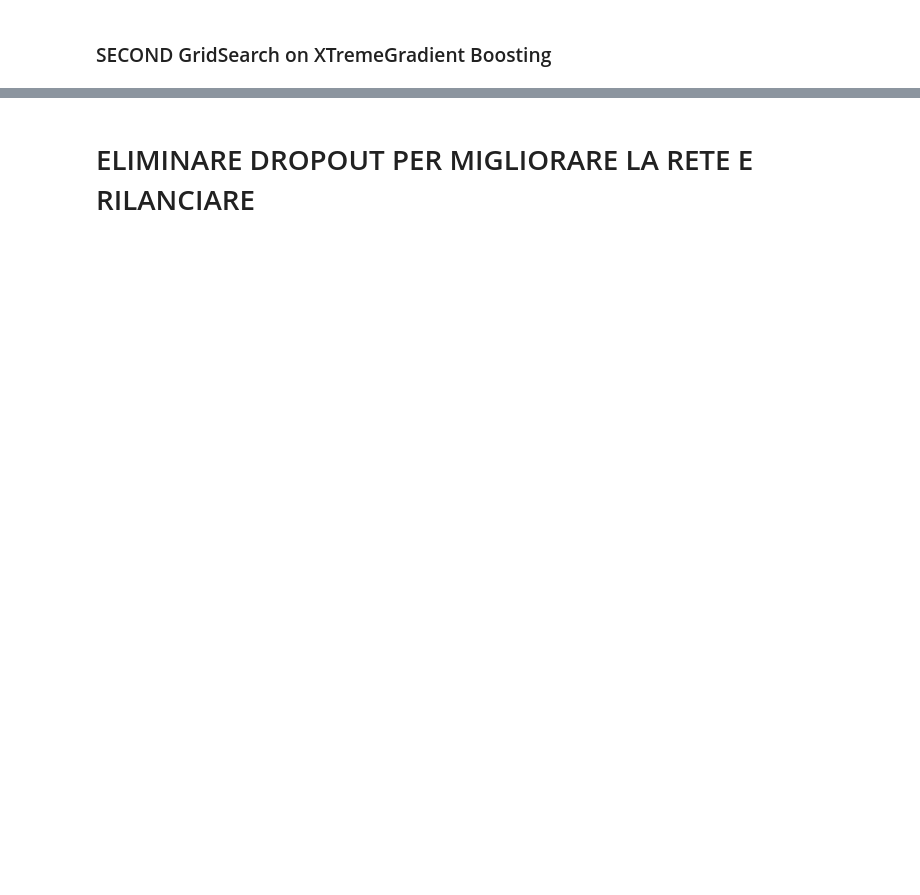
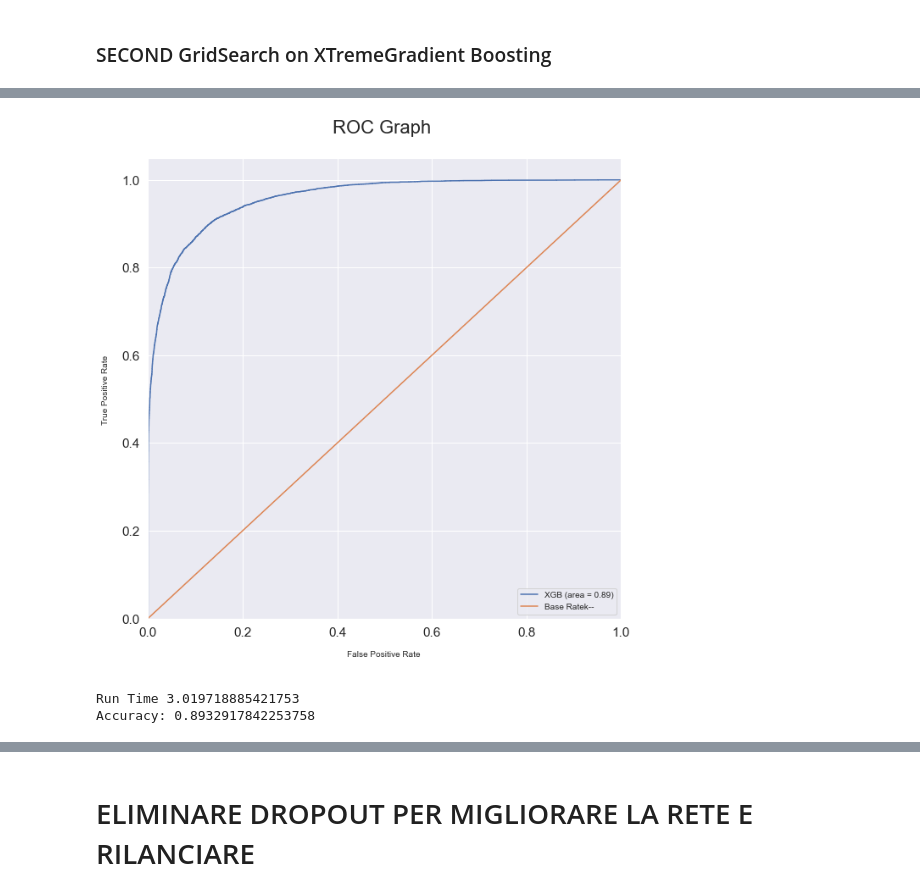
Before and after one commit to lucatesta-code/Hotel_Booking_Demand_ML, a Jupyter notebook: Project.ipynb, the cells around one changed output, grey strips where cells are left out. Drawn from its saved outputs; the diff is of its cells as text; code cells hidden in the pictures; blank space fills up the shorter version.

```diff
--- a/Project.ipynb
+++ b/Project.ipynb
@@ -773,7 +786,7 @@ grid.best_params_
 # %% [output]
 {'learning_rate': 0.3, 'max_depth': 12, 'n_estimators': 170}
 # %%
-xgb_grid1 = XGBClassifier(use_label_encoder = False, eval_metric = "logloss", learning_rate = 0.3, max_depth = 12, n_estimators = 170, nthread = -1)
+xgb_grid1 = XGBClassifier(tree_method = "hist", use_label_encoder = False, eval_metric = "logloss", learning_rate = 0.3, max_depth = 12, n_estimators = 170, nthread = -1)
 # %%
 #Evaluate the model using ROC Graph
 
@@ -868,37 +882,47 @@ grid2.best_params_
 # %%
-xgb_grid2 = XGBClassifier(use_label_encoder = False, eval_metric = "logloss", learning_rate = 0.3, max_depth = 12, n_estimators = 170, nthread = -1)
+xgb_grid2 = XGBClassifier(tree_method = "hist", use_label_encoder = False, eval_metric = "logloss", learning_rate = 0.3, max_depth = 12,
+                            n_estimators = 190, nthread = -1, random_state = 1234)
 # %%
+start_time = time()
 xgb_grid2.fit(X_train, y_train)
+run_time = time() - start_time
 # Predicting the Test set results
 y_pred = xgb_grid2.predict(X_test)
 probs = xgb_grid2.predict_proba(X_test)
 probs = probs[:, 1]
 classifier_roc_auc = accuracy_score(y_test, y_pred )
 
 
 rf_fpr, rf_tpr, rf_thresholds = roc_curve(y_test, xgb_grid2.predict_proba(X_test)[:, 1])
 plt.figure(figsize=(10, 10))
 
 # Plot Logistic Regression ROC
 plt.plot(rf_fpr, rf_tpr, label = 'XGB (area = %0.2f)' % classifier_roc_auc)
 # Plot Base Rate ROC
 plt.plot([0,1], [0,1], label = 'Base Rate' 'k--')
 
 plt.xlim([0.0, 1.0])
 plt.ylim([0.0, 1.05])
 
 
 
 plt.ylabel('True Positive Rate \n', horizontalalignment = "center", fontstyle = "normal", fontsize = "medium", fontfamily = "sans-serif")
 plt.xlabel('\nFalse Positive Rate \n', horizontalalignment = "center", fontstyle = "normal", fontsize = "medium", fontfamily = "sans-serif")
 plt.title('ROC Graph \n', horizontalalignment = "center", fontstyle = "normal", fontsize = "22", fontfamily = "sans-serif")
 plt.legend(loc = "lower right", fontsize = "medium")
 plt.xticks(rotation = 0, horizontalalignment = "center")
 plt.yticks(rotation = 0, horizontalalignment = "right")
 
 
 
 plt.show()
+
+print("Run Time", run_time)
+print("Accuracy:", accuracy_score(y_test, y_pred))
+# %% [output]
+[figure, added]
+Run Time 3.019718885421753
+Accuracy: 0.8932917842253758
 # %%
 #Visualize results on a Confusion Matrix:
 
```
Also changed, not shown: parts of 31 cells of this notebook.
